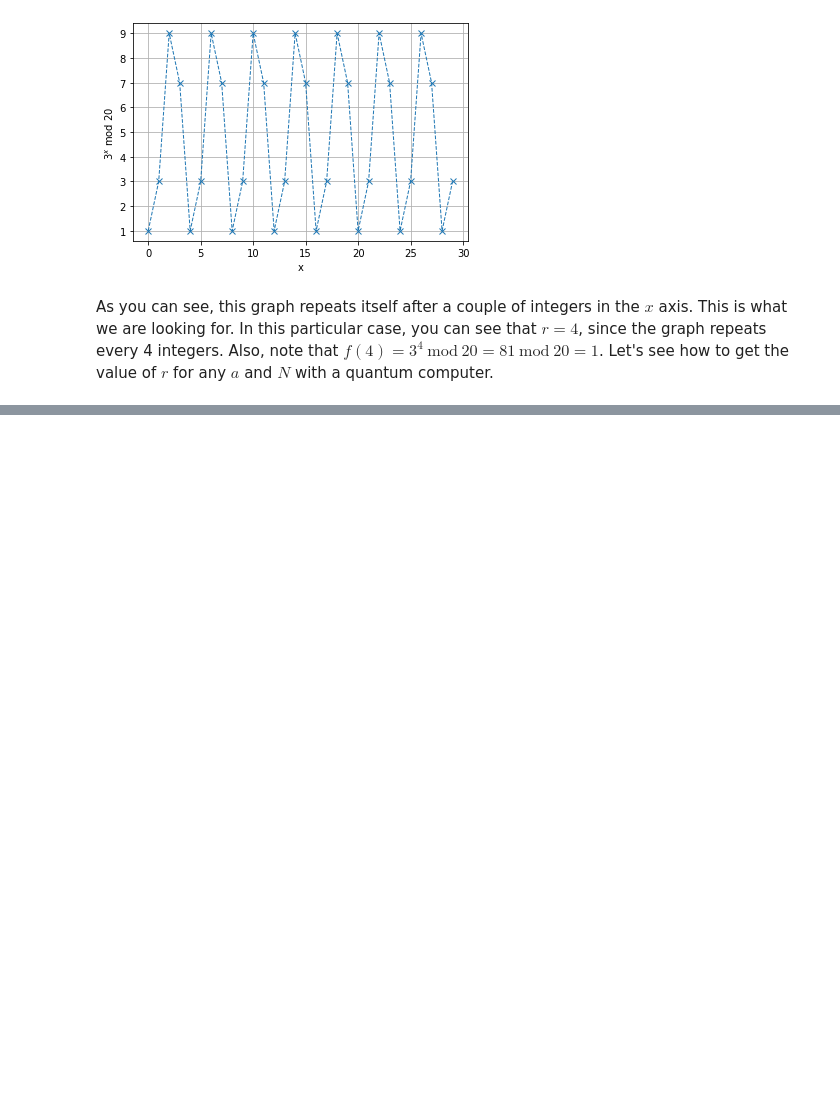
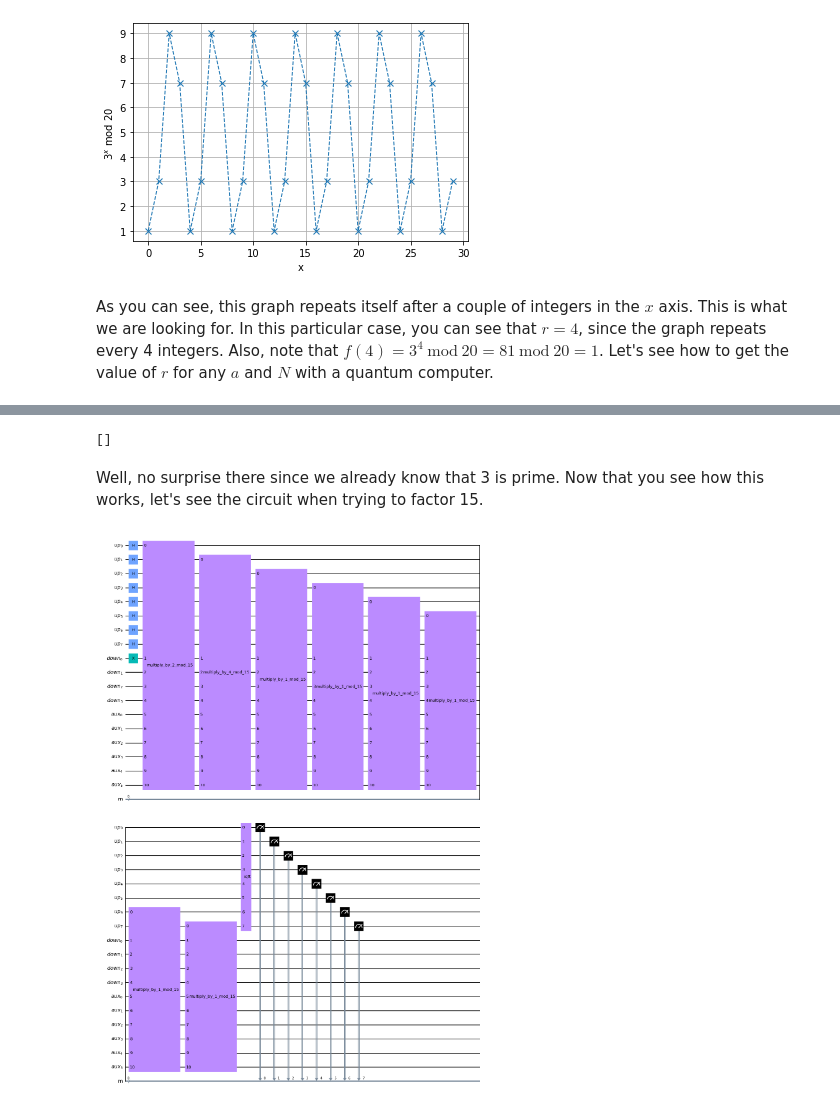
Before and after one commit to epelaaez/QuantumLibrary, a Jupyter notebook: algorithms/Prime Factorization.ipynb, the cells around one changed output, grey strips where cells are left out. Cells and saved outputs as stored; diff of their text form; code cells hidden in the pictures; blank space fills up the shorter version.

```diff
--- a/algorithms/Prime Factorization.ipynb
+++ b/algorithms/Prime Factorization.ipynb
@@ -119,0 +184,11 @@ To do:
+# %%
+shors.factor(N=3).factors
+# %% [output]
+[]
+# %% [markdown]
+Well, no surprise there since we already know that 3 is prime. Now that you see how this works, let's see the circuit when trying to factor 15.
+# %%
+qc = shors.construct_circuit(N=15, measurement=True)
+qc.draw('mpl')
+# %% [output]
+[figure, added]
```
Also changed, not shown: parts of 14 cells of this notebook.
